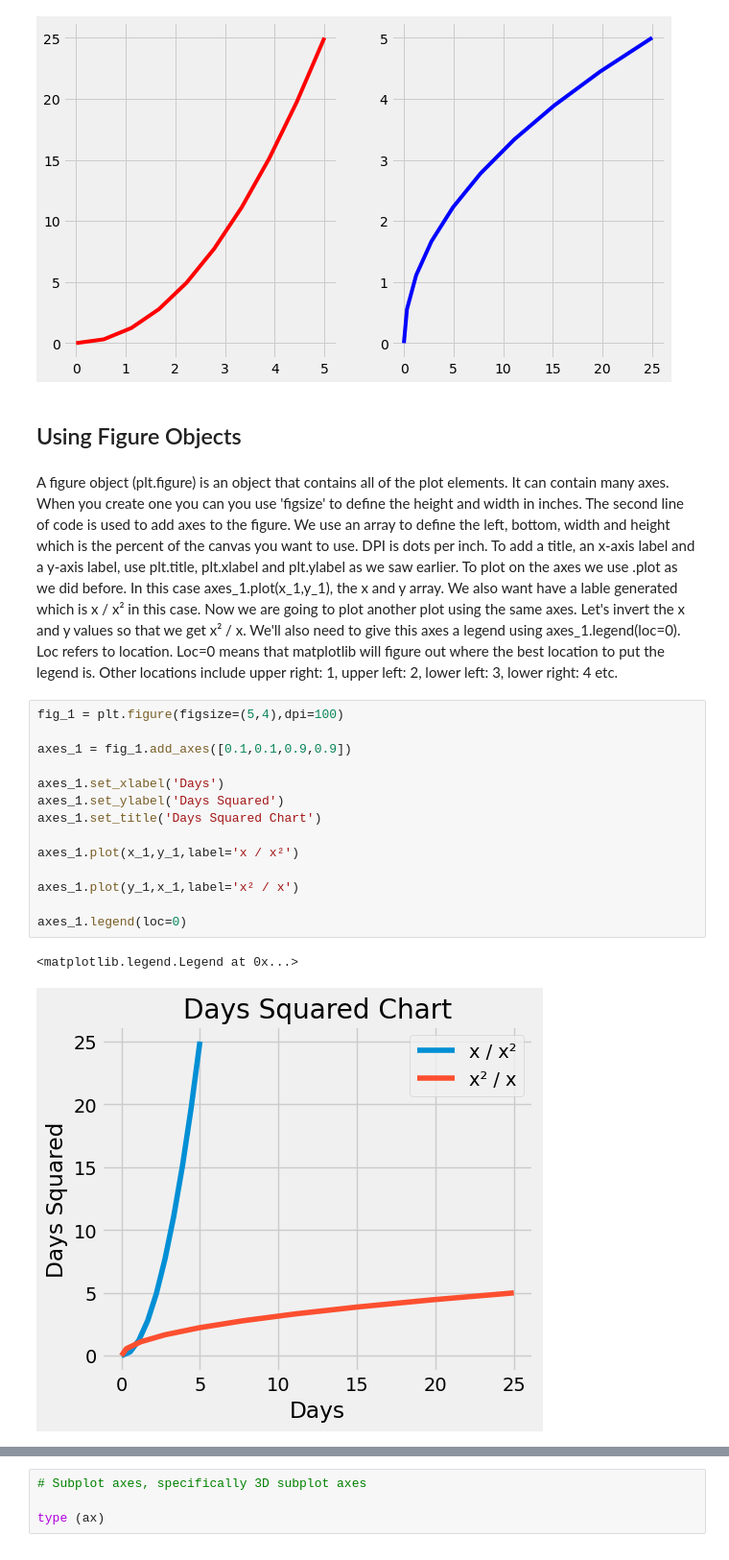
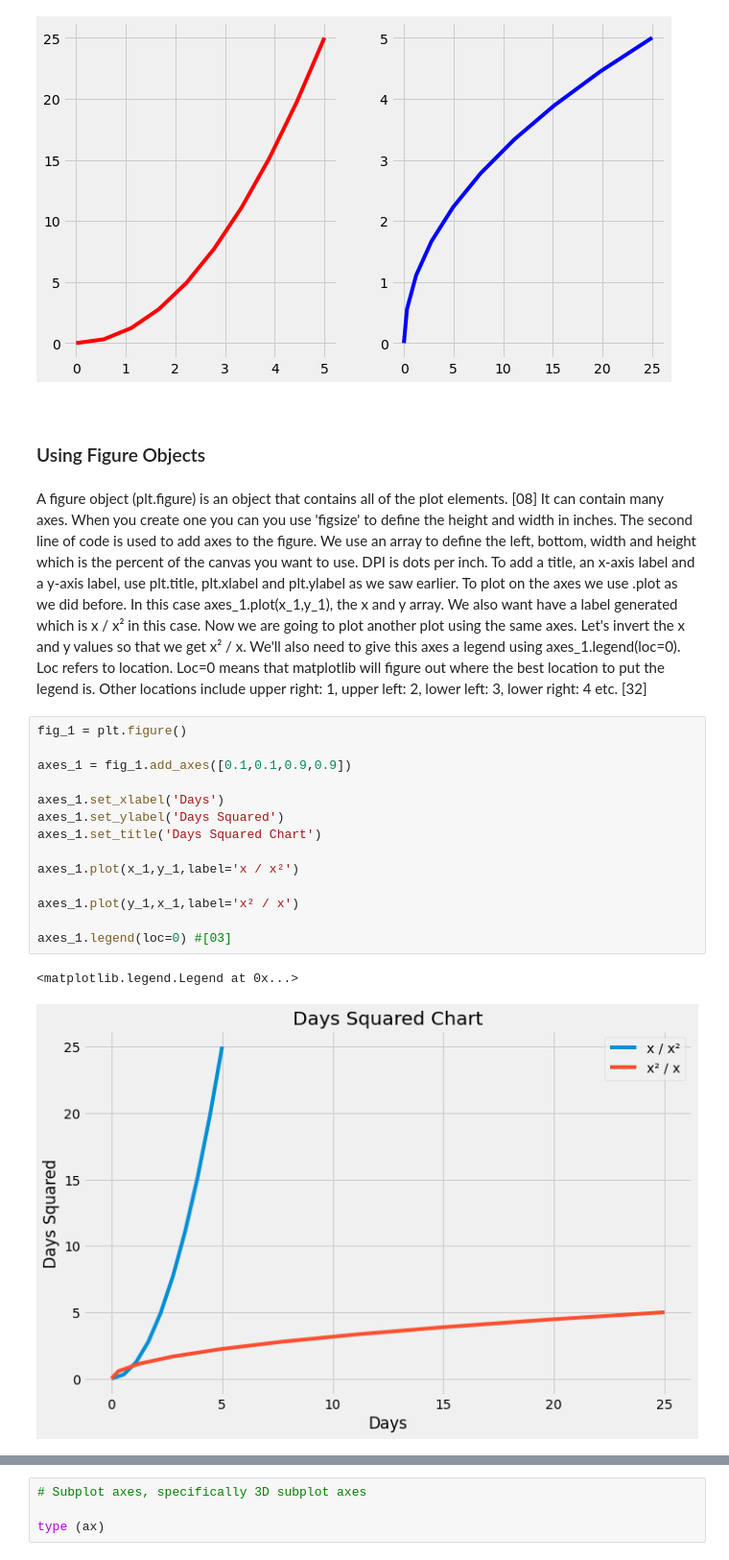
Before and after one commit to Cormac88/Fundamentals-of-Data-Analysis, a Jupyter notebook: pyplot.ipynb, the cells around one changed output, grey strips where cells are left out. Shown at 96% size. Drawn from its saved outputs; the diff is of its cells as text.

Commit message:
Finished off pyplot.ipynb. Added an image to the img folder.

```diff
--- a/pyplot.ipynb
+++ b/pyplot.ipynb
@@ -194,26 +228,28 @@ plt.plot(y_1,x_1,'b')
 [<matplotlib.lines.Line2D at 0x...>]
 [figure]
 # %% [markdown]
-## Using Figure Objects
+<br>
+
+### Using Figure Objects
 # %% [markdown]
-A figure object (plt.figure) is an object that contains all of the plot elements. It can contain many axes. When you create one you can you use 'figsize' to define the height and width in inches. The second line of code is used to add axes to the figure. We use an array to define the left, bottom, width and height which is the percent of the canvas you want to use. DPI is dots per inch. To add a title, an x-axis label and a y-axis label, use plt.title, plt.xlabel and plt.ylabel as we saw earlier. To plot on the axes we use .plot as we did before. In this case axes_1.plot(x_1,y_1), the x and y array. We also want have a lable generated which is x / x² in this case. Now we are going to plot another plot using the same axes. Let's invert the x and y values so that we get x² / x. We'll also need to give this axes a legend using axes_1.legend(loc=0). Loc refers to location. Loc=0 means that matplotlib will figure out where the best location to put the legend is. Other locations include upper right: 1, upper left: 2, lower left: 3, lower right: 4 etc.
+A figure object (plt.figure) is an object that contains all of the plot elements. [08] It can contain many axes. When you create one you can you use 'figsize' to define the height and width in inches. The second line of code is used to add axes to the figure. We use an array to define the left, bottom, width and height which is the percent of the canvas you want to use. DPI is dots per inch. To add a title, an x-axis label and a y-axis label, use plt.title, plt.xlabel and plt.ylabel as we saw earlier. To plot on the axes we use .plot as we did before. In this case axes_1.plot(x_1,y_1), the x and y array. We also want have a label generated which is x / x² in this case. Now we are going to plot another plot using the same axes. Let's invert the x and y values so that we get x² / x. We'll also need to give this axes a legend using axes_1.legend(loc=0). Loc refers to location. Loc=0 means that matplotlib will figure out where the best location to put the legend is. Other locations include upper right: 1, upper left: 2, lower left: 3, lower right: 4 etc. [32]
 # %%
-fig_1 = plt.figure(figsize=(5,4),dpi=100)
+fig_1 = plt.figure()
 
 axes_1 = fig_1.add_axes([0.1,0.1,0.9,0.9])
 
 axes_1.set_xlabel('Days')
 axes_1.set_ylabel('Days Squared')
 axes_1.set_title('Days Squared Chart')
 
 axes_1.plot(x_1,y_1,label='x / x²')
 
 axes_1.plot(y_1,x_1,label='x² / x')
 
-axes_1.legend(loc=0)
+axes_1.legend(loc=0) #[03]
 # %% [output]
 <matplotlib.legend.Legend at 0x...>
-[figure, old version]
+[figure, new version]
 # %%
 # You can create axis inside of others
 axes_2 = fig_1.add_axes([0.45,0.45,0.4,0.3])
```
Also changed, not shown: parts of 134 cells of this notebook, 3 other files.
